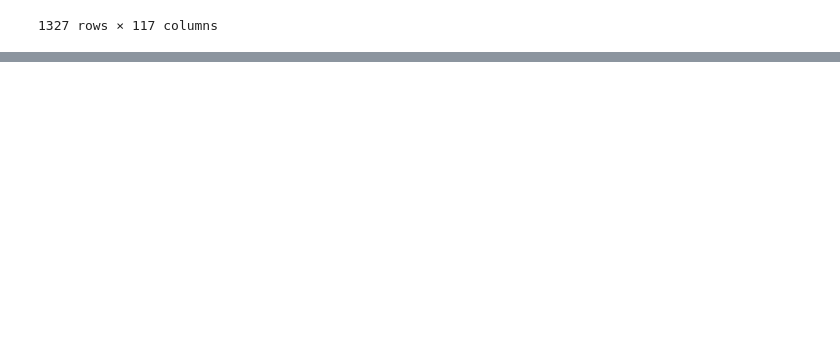
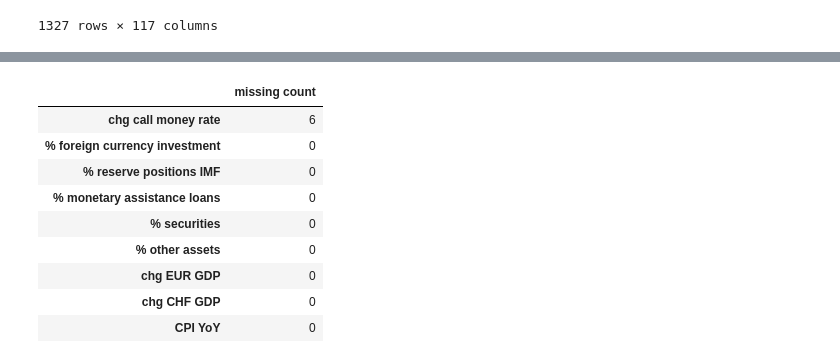
Before and after one commit to dcuoliveira/cml-fin, a Jupyter notebook: src/new_studies/chf_data_parser.ipynb, the cells around one changed output, grey strips where cells are left out. Saved outputs shown, nothing was run; the diff lists cells and outputs as text; code cells hidden in the pictures; blank space fills up the shorter version.

```diff
--- a/src/new_studies/chf_data_parser.ipynb
+++ b/src/new_studies/chf_data_parser.ipynb
@@ -91,0 +154,15 @@ chf_cpi_yoy_df = df[["TLK"]]
+# %%
+# count missing values per column
+missing_count_df = pd.DataFrame(X.isna().sum(), columns = ["missing count"])
+missing_count_df
+# %% [output]
+|  | missing count |
+| chg call money rate | 6 |
+| % foreign currency investment | 0 |
+| % reserve positions IMF | 0 |
+| % monetary assistance loans | 0 |
+| % securities | 0 |
+| % other assets | 0 |
+| chg EUR GDP | 0 |
+| chg CHF GDP | 0 |
+| CPI YoY | 0 |
```
Also changed, not shown: parts of 7 cells of this notebook.
